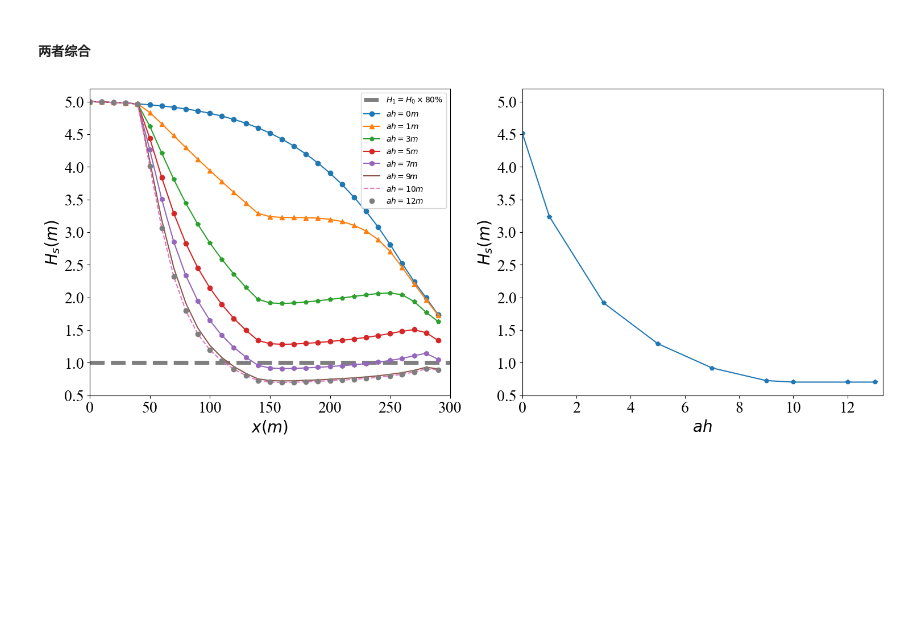
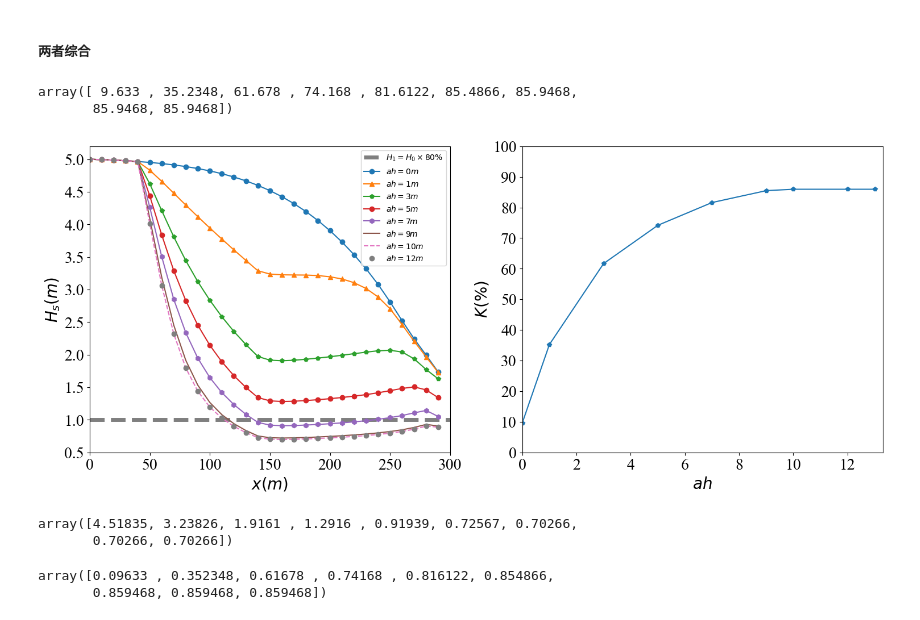
Before and after one commit to jackyvava/CodeWaveVegetation, a Jupyter notebook: code.ipynb, the cells around one changed output. Cells and saved outputs as stored; diff of their text form; code cells hidden in the pictures; blank space fills up the shorter version.

```diff
--- a/code.ipynb
+++ b/code.ipynb
@@ -850,38 +850,44 @@ plt.ylim(0,5.2)
 # %%
 x80 = np.array([0,300])
 y80 = np.array([1,1])
+# %%
+yK = (5-y1)/5 * 100
+yK
+# %% [output]
+array([ 9.633 , 35.2348, 61.678 , 74.168 , 81.6122, 85.4866, 85.9468,
+       85.9468, 85.9468])
 # %%
 plt.figure(num=6,figsize = (18,7), facecolor=None)
 plt.subplot(121)
 plt.plot(x80,y80,'--',color='k',alpha=0.5,lw=5,label='$H_1=H_0\\times80\%$')
 plt.plot(X1[15,:][:-1],Z0_Hs[15,:][:-1], '-o', label = '$ah=0m$',)
 plt.plot(X1[15,:][:-1],Z1_Hs[15,:][:-1], '-^', label = '$ah=1m$')
 plt.plot(X1[15,:][:-1],Z3_Hs[15,:][:-1], '-p', label = '$ah=3m$')
 plt.plot(X1[15,:][:-1],Z5_Hs[15,:][:-1], '-o', label = '$ah=5m$')
 plt.plot(X1[15,:][:-1],Z7_Hs[15,:][:-1], '-h', label = '$ah=7m$')
 plt.plot(X1[15,:][:-1],Z9_Hs[15,:][:-1], label = '$ah=9m$')
 plt.plot(X1[15,:][:-1],Z10_Hs[15,:][:-1],'--',label = '$ah=10m$')
 plt.plot(X1[15,:][:-1],Z12_Hs[15,:][:-1],'o',label = '$ah=12m$')
 
 
 plt.xlabel('$x(m)$', fontsize=20)
 plt.ylabel('$H_s(m)$', fontsize=20)
 plt.xlim(0,300)
 plt.ylim(0.5,5.2)
 plt.xticks([0,50,100,150,200,250,300],fontproperties = 'Times New Roman',size = 20)
 plt.yticks([0.5,1,1.5,2,2.5,3,3.5,4,4.5,5],fontproperties = 'Times New Roman',size = 20)
 
 plt.legend(fontsize=10)
 
 plt.subplot(122)
-plt.plot(x1,y1,'-p')
+plt.plot(x1,yK,'-p')
 plt.xlim(0,13.3)
-plt.ylim(0.5,5.2)
+plt.ylim(0,100)
 plt.xticks([0,2,4,6,8,10,12],fontproperties = 'Times New Roman',size = 20)
-plt.yticks([0.5,1,1.5,2,2.5,3,3.5,4,4.5,5],fontproperties = 'Times New Roman',size = 20)
+plt.yticks([0,10,20,30,40,50,60,70,80,90,100],fontproperties = 'Times New Roman',size = 20)
 plt.xlabel('$ah$', fontsize=20)
-plt.ylabel('$H_s(m)$', fontsize=20)
+plt.ylabel('$K(\%)$', fontsize=20)
 
-plt.savefig('modelData/植被高度变化与波高关系图.png',dpi=500,bbox_inches='tight')
+plt.savefig('modelData/植被高度变化与波高关系图1.png',dpi=500,bbox_inches='tight')
 # %% [output]
-[figure, old version]
+[figure, new version]
@@ -889,0 +894,12 @@ plt.savefig('modelData/植被高度变化与波高关系图.png',dpi=500,bbox_in
+# %%
+'''计算消波率'''
+y1
+# %% [output]
+array([4.51835, 3.23826, 1.9161 , 1.2916 , 0.91939, 0.72567, 0.70266,
+       0.70266, 0.70266])
+# %%
+yK = (5-y1)/5
+yK
+# %% [output]
+array([0.09633 , 0.352348, 0.61678 , 0.74168 , 0.816122, 0.854866,
+       0.859468, 0.859468, 0.859468])
```
Also changed, not shown: parts of 1 cell of this notebook, 1 other file.
